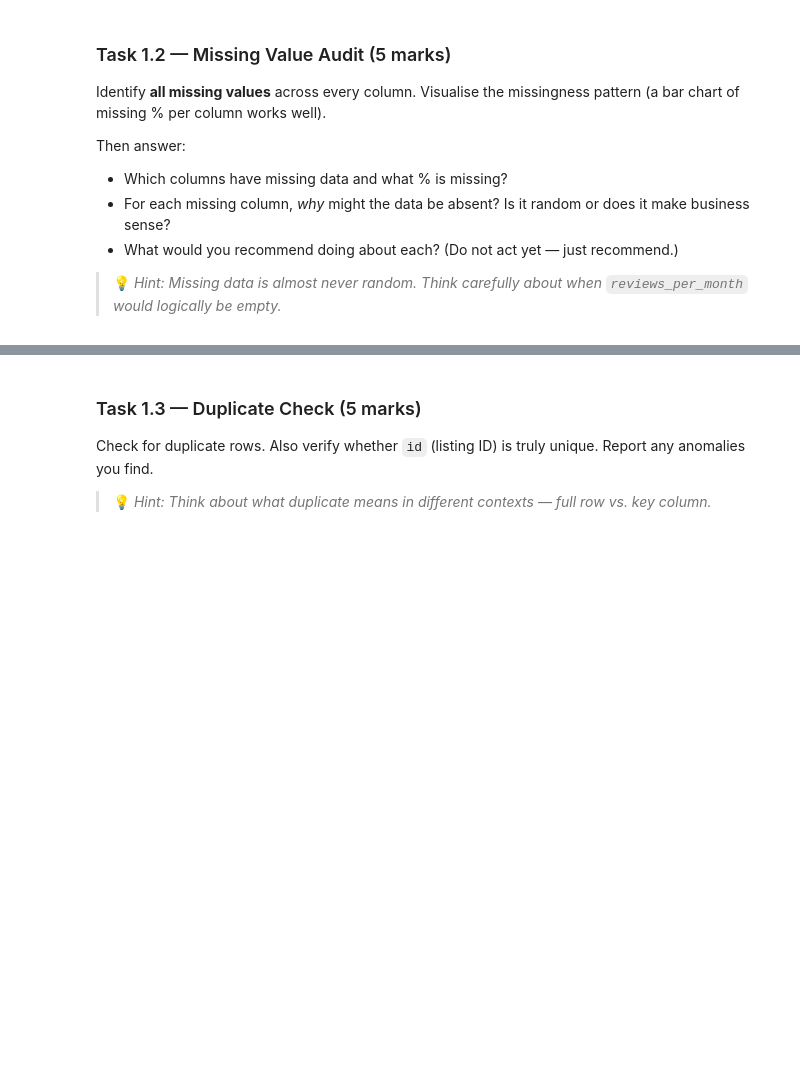
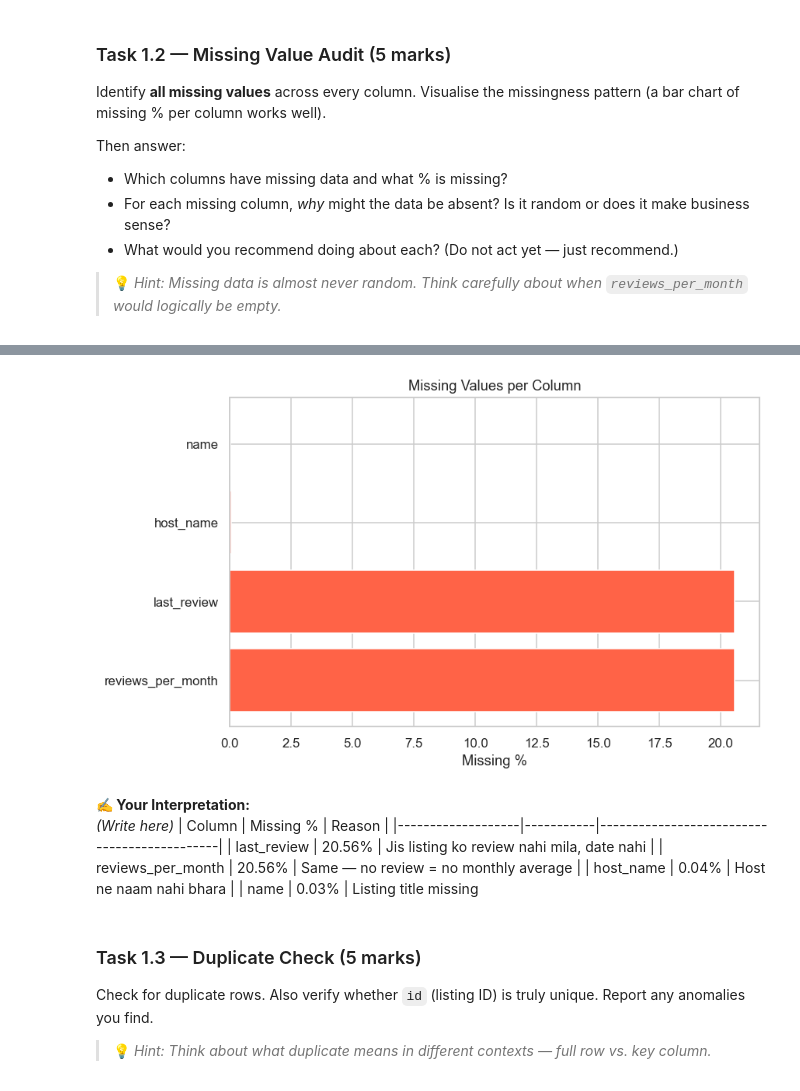
Before and after one commit to tashfeen786/Netsol-week-2, a Jupyter notebook: EDA_Assignment_NYC_Airbnb .ipynb, the cells around one changed output, grey strips where cells are left out. Drawn from its saved outputs; the diff is of its cells as text; code cells hidden in the pictures; blank space fills up the shorter version.

```diff
--- a/EDA_Assignment_NYC_Airbnb .ipynb
+++ b/EDA_Assignment_NYC_Airbnb .ipynb
@@ -186,0 +182,16 @@ Then answer:
+# %%
+# Your code here
+missing_count = df.isnull().sum()
+
+missing_pct = (missing_count / len(df) * 100).round(2)
+
+missing_df = pd.DataFrame({
+    'Missing Count': missing_count,
+    'Missing %': missing_pct
+})
+# %%
+missing_df = missing_df[missing_df['Missing Count'] > 0].sort_values('Missing %', ascending=False)
+
+print("📊 Missing Values Summary:")
+print("-" * 40)
+display(missing_df)
@@ -187,3 +206,25 @@ Then answer:
+# %%
+plt.figure(figsize=(8, 5))
+
+
+plt.barh(missing_df.index, missing_df['Missing %'], color='tomato')
+
+# Title aur labels
+plt.title('Missing Values per Column')
+plt.xlabel('Missing %')
+
+plt.show()
+# %% [output]
+[figure, added]
+# %% [markdown]
+**✍️ Your Interpretation:**
+*(Write here)*
+| Column            | Missing % | Reason                                      |
+|-------------------|-----------|---------------------------------------------|
+| last_review       | 20.56%    | Jis listing ko review nahi mila, date nahi  |
+| reviews_per_month | 20.56%    | Same — no review = no monthly average       |
+| host_name         | 0.04%     | Host ne naam nahi bhara       |
+| name              | 0.03%     | Listing title missing
 # %% [markdown]
 ### Task 1.3 — Duplicate Check (5 marks)
 
```
Also changed, not shown: parts of 28 cells of this notebook.
